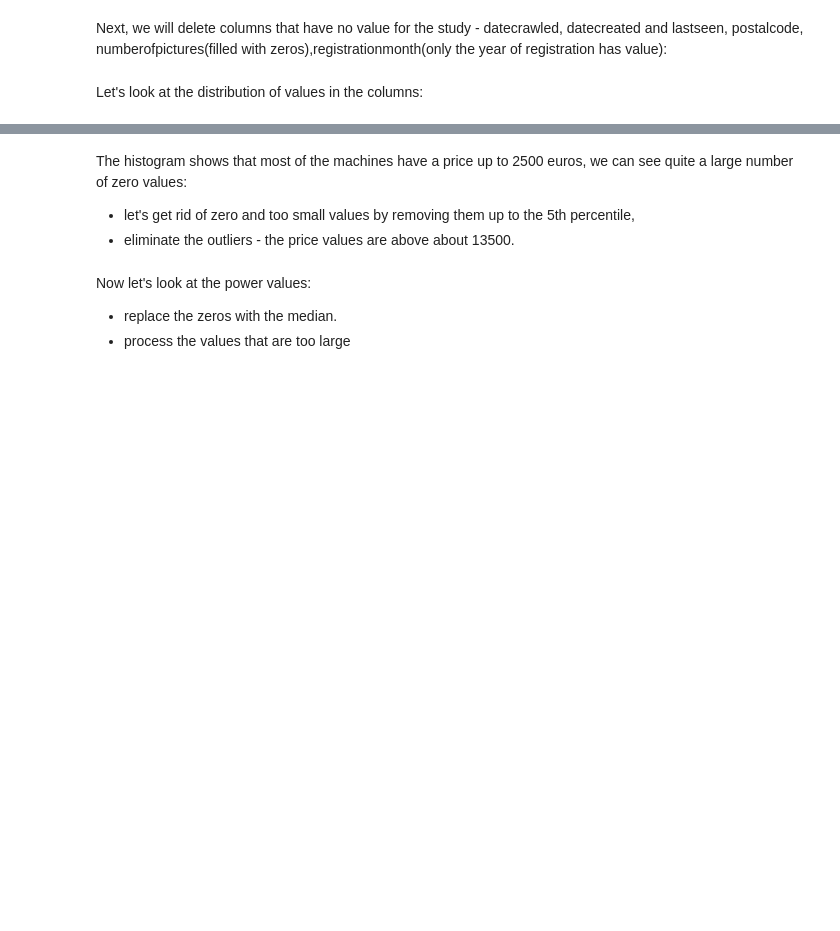
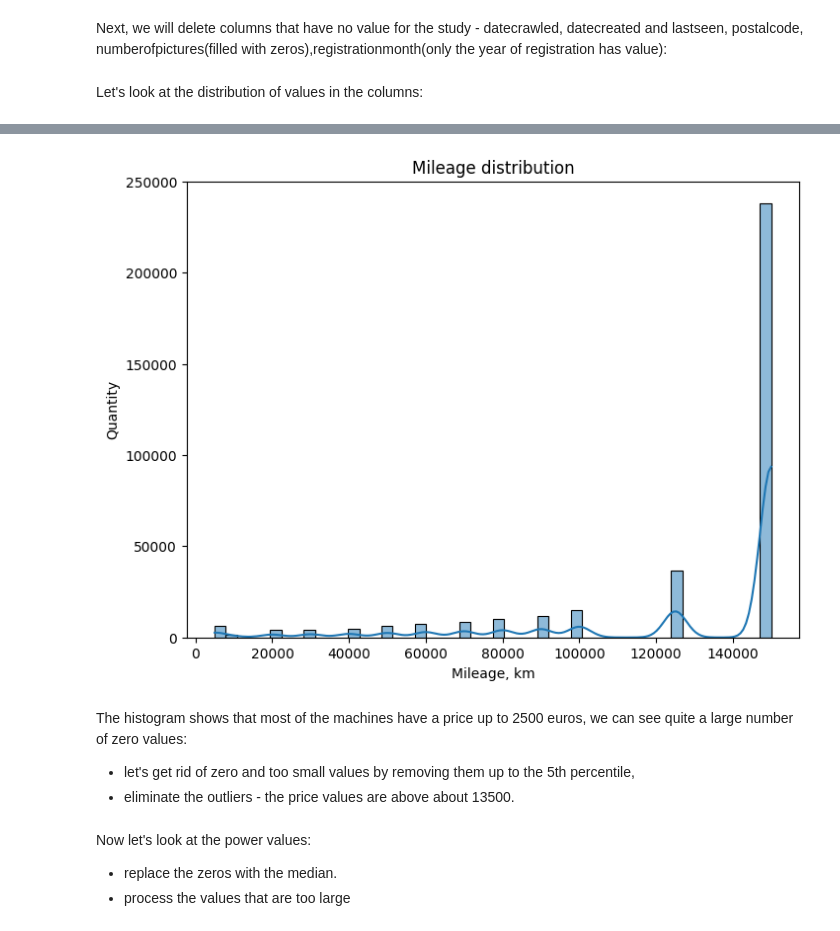
Before and after one commit to ktchka/DS_projects_2022-23, a Jupyter notebook: 10_car_cost_pred/car_cost_pred.ipynb, the cells around one changed output, grey strips where cells are left out. Cells and saved outputs as stored; diff of their text form; code cells hidden in the pictures; blank space fills up the shorter version.

```diff
--- a/10_car_cost_pred/car_cost_pred.ipynb
+++ b/10_car_cost_pred/car_cost_pred.ipynb
@@ -198,3 +194,7 @@ make_hist('kilometer', 'Распределение по пробегу', 'Про
+# %%
+make_hist('kilometer', 'Mileage distribution', 'Mileage, km', 'Quantity')
+# %% [output]
+[figure, added]
 # %% [markdown]
 The histogram shows that most of the machines have a price up to 2500 euros, we can see quite a large number of zero values:
 - let's get rid of zero and too small values by removing them up to the 5th percentile,
```
Also changed, not shown: parts of 11 cells of this notebook.
